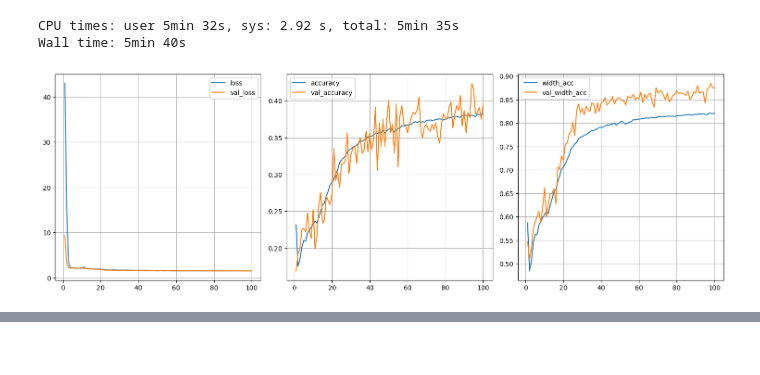
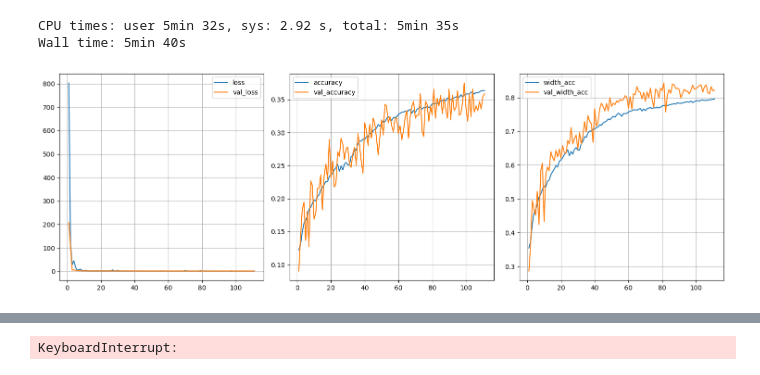
Before and after one commit to tbuelles/PicML, a Jupyter notebook: ipynb/PicML.ipynb, the cells around one changed output, grey strips where cells are left out. Drawn from its saved outputs; the diff is of its cells as text; code cells hidden in the pictures.

```diff
--- a/ipynb/PicML.ipynb
+++ b/ipynb/PicML.ipynb
@@ -221,7 +221,7 @@ def mlp_model(input_shape, units_list=[64, 64, 64, 64], lr=1e-1, decay=1e-3):
 
 def train_model(model, data, batch_size=64, epochs=100):
     histories = []
-    callbacks_list = [PlotLearning(), EarlyStopping(monitor="val_loss", patience=30, verbose=1)]
+    callbacks_list = [PlotLearning(), EarlyStopping(monitor="val_accuracy", patience=100, verbose=1)]
     print(model.summary())
     hist = model.fit(X_train, y_train, validation_data=(X_val, y_val),
                         batch_size=batch_size, epochs=epochs,
@@ -229,12 +229,12 @@ def train_model(model, data, batch_size=64, epochs=100):
     histories.append(hist.history)
     return model, histories
 # %%
-batch_size, epochs = 512, 100
-lr, decay = 1e-1, 1e-3
+batch_size, epochs = 64, 400
+lr, decay = 1e-1, 1e-4
 units_list = [64] * 4
 data = prep_data((train["norm"], val["norm"], train["pic"], val["pic"]))
 input_shape = (MAX_PLUECKER_LEN,)
 model = mlp_model(input_shape=input_shape, units_list=units_list, lr=lr, decay=decay)
 model, histories = train_model(model, data, batch_size=batch_size, epochs=epochs)
 # %% [output]
-[figure, old version]
+[figure, new version]
@@ -241,0 +243 @@ model, histories = train_model(model, data, batch_size=batch_size, epochs=epochs
+KeyboardInterrupt:
```
Also changed, not shown: parts of 1 cell of this notebook, 2 other files.
